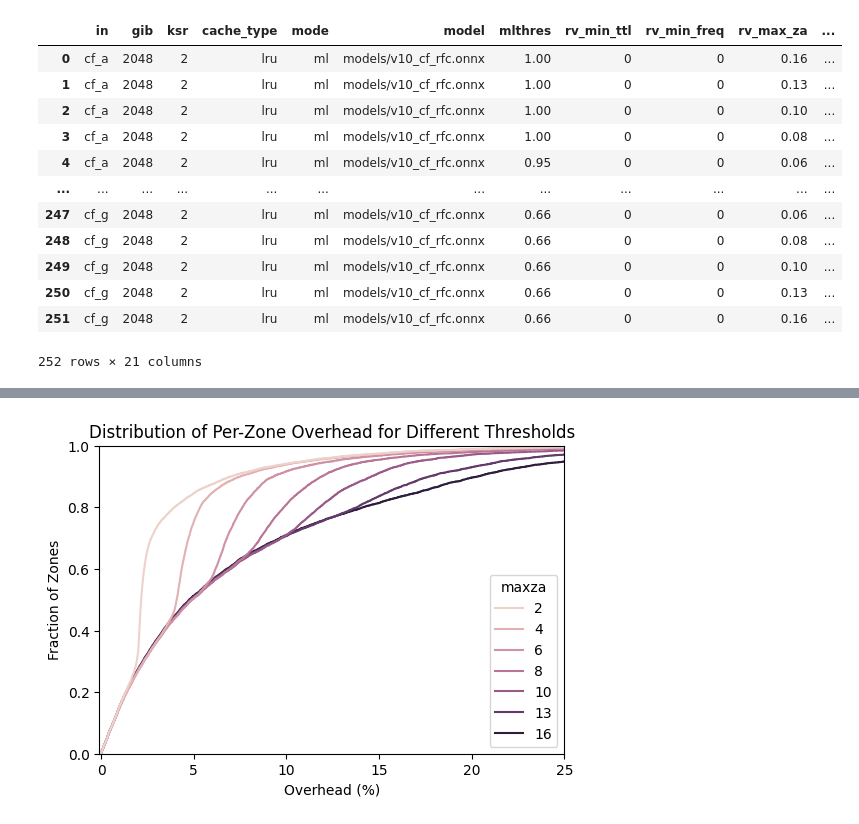
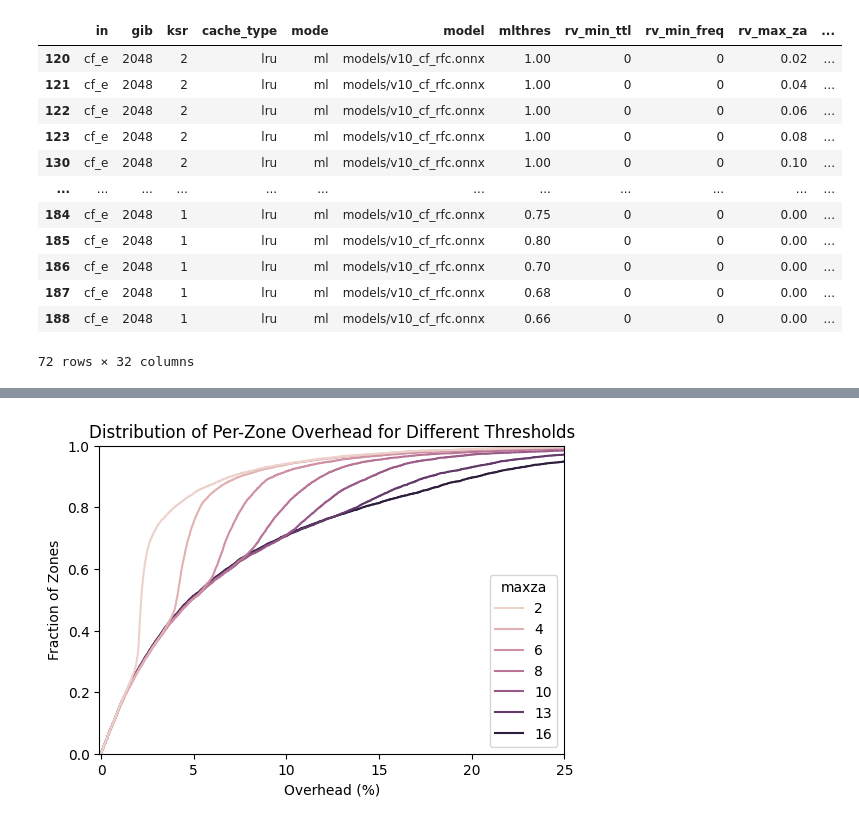
Before and after one commit to IsaacKhor/speculative_revalidation, a Jupyter notebook: analysis/zone_dist.ipynb, the cells around one changed output, grey strips where cells are left out. Saved outputs shown, nothing was run; the diff lists cells and outputs as text; code cells hidden in the pictures.

```diff
--- a/analysis/zone_dist.ipynb
+++ b/analysis/zone_dist.ipynb
@@ -17,5 +28,8 @@ def q(query: str):
 with open('results/zonestats_r10_maxza/_r10cfg.pkl', 'rb') as f:
     cfgs = pickle.load(f)
 
-pd.DataFrame(cfgs)
+with open('analysis/rename_tbl.pkl', 'rb') as f:
+    rename_tbl = pickle.load(f)
+
+pd.DataFrame(cfgs).transpose()
 # %% [output]
@@ -35,17 +49,37 @@ pd.DataFrame(cfgs)
 # %%
-resdf = pd.read_csv('results/r10i1_ml_cf_rfc_varyza.csv')
+resfiles = [
+    'results/r10i1_baseline.csv',
+    'results/r10i1_ml_cf_rfc_varyza.csv',
+    # 'results/r10i1_cfzs.csv',
+    'results/r10i1_ml_cf_rfc.csv',
+]
+df = pd.concat([pd.read_csv(f) for f in resfiles])
+df = df[df['in'] == 'cf_e']
+df['trace'] = df['in'].map(rename_tbl).fillna(df['in'])
+df['hit_all'] = df['hit_fresh'] + df['hit_reval'] + df['hit_stale']
+df['hit_pc'] = df['hit_all'] / df['all'] * 100
+df['miss_all'] = df.miss_mandatory + df.miss_expired + df.miss_evicted
+df['rv_pending'] = df.revals - df.hit_reval - df.reval_wasted
+df['optmiss'] = (df['miss_all'] - df['miss_mandatory']) / df['all'] * 100
+df['amp_lower'] = df['reval_wasted'] / (df['miss_all'] + df['hit_reval']) + 1
+df['amp_upper'] = (df['reval_wasted'] + df['rv_pending']) / (df['miss_all'] + df['hit_reval']) + 1
+df['amp_avg'] = (df['amp_lower'] + df['amp_upper']) / 2
+df['maxza'] = (df['rv_max_za'] * 100).round(0).astype(int)
+df['overhead'] = (df['amp_avg'] - 1) * 100
+nvrdf = df[(df['cache_type'] == 'lru') & (df['mode'] == 'never')]
+resdf = df[(df['cache_type'] == 'lru') & (df['mode'] == 'ml')]
 resdf
 # %% [output]
 |  | in | gib | ksr | cache_type | mode | model | mlthres | rv_min_ttl | rv_min_freq | rv_max_za | ... |
-| 0 | cf_a | 2048 | 2 | lru | ml | models/v10_cf_rfc.onnx | 1.00 | 0 | 0 | 0.16 | ... |
-| 1 | cf_a | 2048 | 2 | lru | ml | models/v10_cf_rfc.onnx | 1.00 | 0 | 0 | 0.13 | ... |
-| 2 | cf_a | 2048 | 2 | lru | ml | models/v10_cf_rfc.onnx | 1.00 | 0 | 0 | 0.10 | ... |
-| 3 | cf_a | 2048 | 2 | lru | ml | models/v10_cf_rfc.onnx | 1.00 | 0 | 0 | 0.08 | ... |
-| 4 | cf_a | 2048 | 2 | lru | ml | models/v10_cf_rfc.onnx | 0.95 | 0 | 0 | 0.06 | ... |
+| 120 | cf_e | 2048 | 2 | lru | ml | models/v10_cf_rfc.onnx | 1.00 | 0 | 0 | 0.02 | ... |
+| 121 | cf_e | 2048 | 2 | lru | ml | models/v10_cf_rfc.onnx | 1.00 | 0 | 0 | 0.04 | ... |
+| 122 | cf_e | 2048 | 2 | lru | ml | models/v10_cf_rfc.onnx | 1.00 | 0 | 0 | 0.06 | ... |
+| 123 | cf_e | 2048 | 2 | lru | ml | models/v10_cf_rfc.onnx | 1.00 | 0 | 0 | 0.08 | ... |
+| 130 | cf_e | 2048 | 2 | lru | ml | models/v10_cf_rfc.onnx | 1.00 | 0 | 0 | 0.10 | ... |
 | ... | ... | ... | ... | ... | ... | ... | ... | ... | ... | ... | ... |
-| 247 | cf_g | 2048 | 2 | lru | ml | models/v10_cf_rfc.onnx | 0.66 | 0 | 0 | 0.06 | ... |
-| 248 | cf_g | 2048 | 2 | lru | ml | models/v10_cf_rfc.onnx | 0.66 | 0 | 0 | 0.08 | ... |
-| 249 | cf_g | 2048 | 2 | lru | ml | models/v10_cf_rfc.onnx | 0.66 | 0 | 0 | 0.10 | ... |
-| 250 | cf_g | 2048 | 2 | lru | ml | models/v10_cf_rfc.onnx | 0.66 | 0 | 0 | 0.13 | ... |
-| 251 | cf_g | 2048 | 2 | lru | ml | models/v10_cf_rfc.onnx | 0.66 | 0 | 0 | 0.16 | ... |
+| 184 | cf_e | 2048 | 1 | lru | ml | models/v10_cf_rfc.onnx | 0.75 | 0 | 0 | 0.00 | ... |
+| 185 | cf_e | 2048 | 1 | lru | ml | models/v10_cf_rfc.onnx | 0.80 | 0 | 0 | 0.00 | ... |
+| 186 | cf_e | 2048 | 1 | lru | ml | models/v10_cf_rfc.onnx | 0.70 | 0 | 0 | 0.00 | ... |
+| 187 | cf_e | 2048 | 1 | lru | ml | models/v10_cf_rfc.onnx | 0.68 | 0 | 0 | 0.00 | ... |
+| 188 | cf_e | 2048 | 1 | lru | ml | models/v10_cf_rfc.onnx | 0.66 | 0 | 0 | 0.00 | ... |
-252 rows × 21 columns
+72 rows × 32 columns
```
Also changed, not shown: parts of 13 cells of this notebook, 12 other files.
